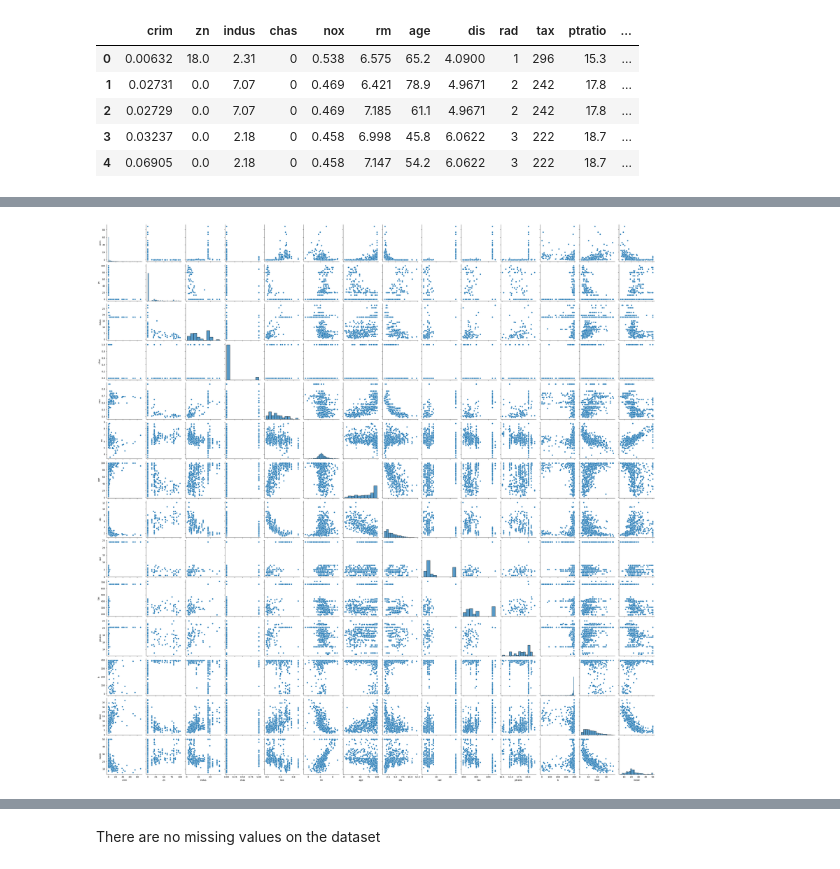
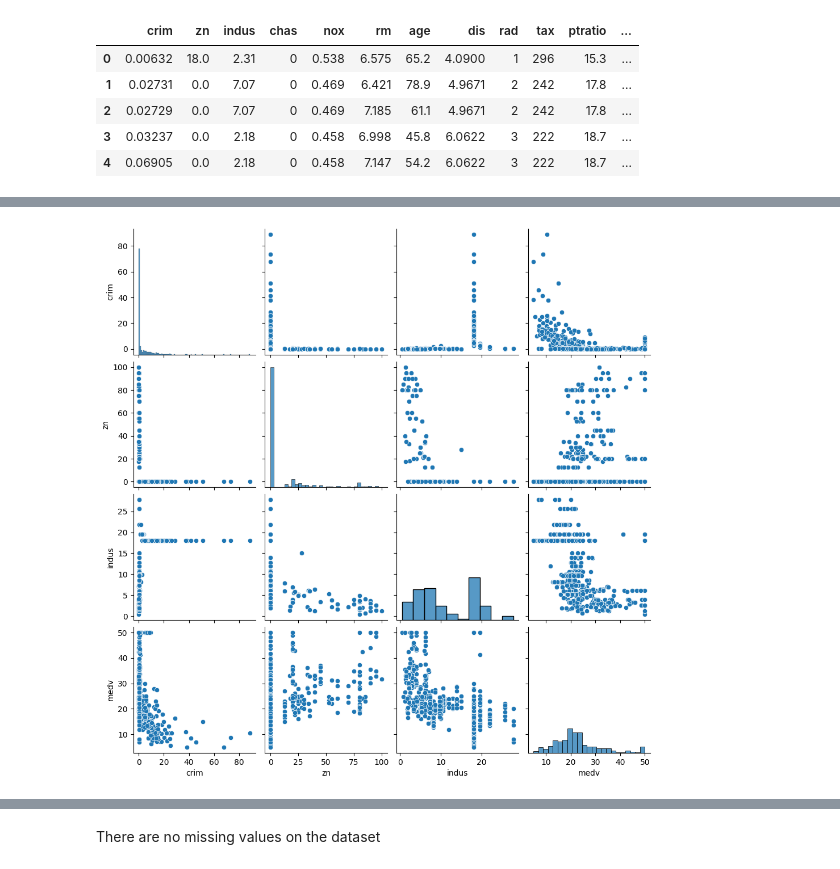
Before and after one commit to Omdena-CBP-Tanzania/machine-learning-linear-regression-twiga2, a Jupyter notebook: notebooks/EDA.ipynb, the cells around one changed output, grey strips where cells are left out. Cells and saved outputs as stored; diff of their text form; code cells hidden in the pictures.

```diff
--- a/notebooks/EDA.ipynb
+++ b/notebooks/EDA.ipynb
@@ -43,7 +62,7 @@ datadf.describe()
 # %%
 #Visualization using Pairplots
 
-sns.pairplot(datadf)
+sns.pairplot(datadf, vars=['crim','zn','indus','medv'])
 plt.show()
 # %% [output]
-[figure, old version]
+[figure, new version]
```
Also changed, not shown: parts of 8 cells of this notebook.
